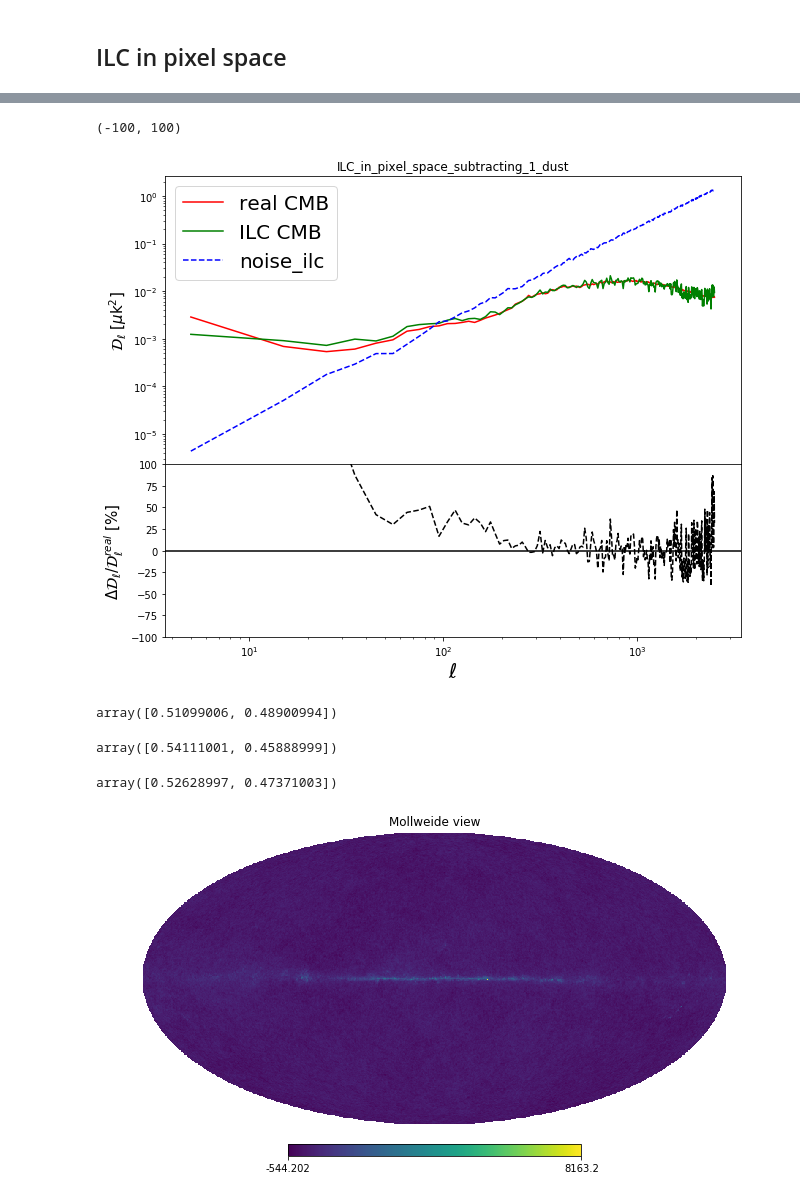
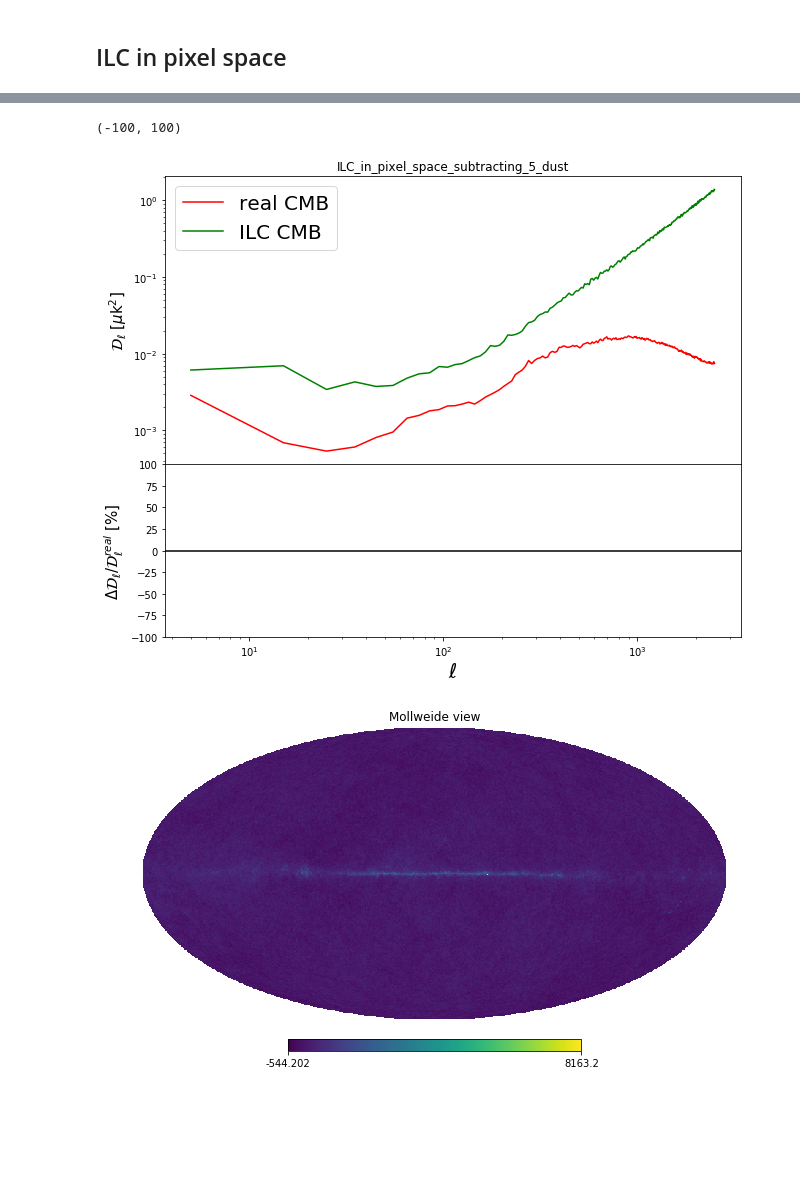
Before and after one commit to yaojian95/Ali_foreground, a Jupyter notebook: codes/Foregrounds.ipynb, the cells around one changed output, grey strips where cells are left out. Saved outputs shown, nothing was run; the diff lists cells and outputs as text; code cells hidden in the pictures; blank space fills up the shorter version.

```diff
--- a/codes/Foregrounds.ipynb
+++ b/codes/Foregrounds.ipynb
@@ -10,7 +10,7 @@ from pysm.common import convert_units
 import camb
 from camb import model, initialpower
 # %%
-nside = 1024; lmax = 2500; Nf = 2
+nside = 1024; lmax = 2500; Nf = 3
 # %%
 # power_law in uK_RJ, not uK_CMB
 
@@ -248,12 +253,16 @@ INDXSCHM = IMPLICIT
 NSIDE = 1024
 ORDERING = RING in fits file
 INDXSCHM = IMPLICIT
+# %%
+# K_CMB
+total_353 = hp.ud_grade(hp.read_map('/smc/jianyao/Ali_maps/HFI_SkyMap_353-psb-field-IQU_2048_R3.00_full.fits', verbose = False, field = None), nside_out=1024)*1e6
 # %%
-frac = 1
+frac = 5
 # total power spectrum
-total = np.zeros((2, 3, 12*nside**2))
-total[0] = dust_95_psm + cmb + noise_95 - frac*dust_extra_95 # syn_95_
-total[1] = dust_150_psm + cmb + noise_150 - frac*dust_extra_150 #
+total = np.zeros((Nf, 3, 12*nside**2))
+total[0] = dust_95_psm + cmb + noise_95 #- frac*dust_extra_95 # syn_95_
+total[1] = dust_150_psm + cmb + noise_150 #- frac*dust_extra_150 #
+total[2] = total_353
 # total_ps = Power_spectrum(Mask(total), 0, lmax = lmax)
 
 # # noise power spectrum
@@ -365,12 +381,13 @@ mask_index = index[ali_ma == 1]
 # %%
 total_mask = Mask(total)
 
-total_Q = np.zeros((2, 12*nside**2)) ## two frequencies
-total_Q[0][mask_index] = total_mask[0][1][mask_index] ; total_Q[1][mask_index]  = total_mask[1][1][mask_index]
+total_Q = np.zeros((Nf, 12*nside**2)) ## two frequencies
+total_Q[0][mask_index] = total_mask[0][1][mask_index] ; total_Q[1][mask_index]  = total_mask[1][1][mask_index]; total_Q[2][mask_index]  = total_mask[2][1][mask_index]
 
-total_U = np.zeros((2, 12*nside**2)) ## two frequencies
-total_U[0][mask_index] = total_mask[0][2][mask_index] ; total_U[1][mask_index]  = total_mask[1][2][mask_index]
+total_U = np.zeros((Nf, 12*nside**2)) ## two frequencies
+total_U[0][mask_index] = total_mask[0][2][mask_index] ; total_U[1][mask_index]  = total_mask[1][2][mask_index]; total_U[2][mask_index]  = total_mask[2][2][mask_index]
 
-noise_Q = np.zeros((2, 12*nside**2)); noise_U= np.zeros((2, 12*nside**2))
-noise_Q[0][mask_index] = noise_95[1][mask_index]; noise_Q[1][mask_index] = noise_150[1][mask_index]
-noise_U[0][mask_index] = noise_95[2][mask_index]; noise_U[1][mask_index] = noise_150[2][mask_index]
+# noise_ILC
+# noise_Q = np.zeros((Nf, 12*nside**2)); noise_U= np.zeros((2, 12*nside**2))
+# noise_Q[0][mask_index] = noise_95[1][mask_index]; noise_Q[1][mask_index] = noise_150[1][mask_index]
+# noise_U[0][mask_index] = noise_95[2][mask_index]; noise_U[1][mask_index] = noise_150[2][mask_index]
@@ -417,50 +443,38 @@ ell = np.arange(len(cls_ILC_pix[2]))
 # plt.loglog(ell, ell*(ell+1)*(cls_ILC_pix[2]- nl_ilc_pix[2])/2/np.pi , 'g-', label = 'cmb_ILC')
 # plt.loglog(ell, ell*(ell+1)*(nl_ilc_pix[2])/2/np.pi, 'b-', label = 'noise')
 # plt.loglog(Ell, Ell*(Ell+1)/2/np.pi*cls, 'r-',label = 'real CMB')
 # plt.xlabel('$\ell$', fontsize = 20);
 # plt.ylabel(r'$\mathcal{D}_{\ell}$ [$\mu$k$^2$]', fontsize = 20)
 # plt.title('ILC_in_pixel_space_subtracting_%s_dust'%frac)
 # plt.legend(fontsize = 20)
 # # plt.savefig('ILC_pixel_space_0.5*dust.png', format = 'png')
 
 
 
 fig1 = plt.figure(1, figsize=(10,8))
 plt.axis('off')
 frame1=fig1.add_axes((.1,.4,.8,.5)) # x0, y0, width, height
 plt.loglog(Ell, Ell*(Ell+1)/2/np.pi*cls, 'r-',label = 'real CMB')
-plt.loglog(Ell, Ell*(Ell+1)/2/np.pi*(cls_pix - nl_pix), 'g-', label = 'ILC CMB')
-plt.loglog(Ell, Ell*(Ell+1)/2/np.pi*nl_pix, 'b--', label = 'noise_ilc')
+plt.loglog(Ell, Ell*(Ell+1)/2/np.pi*(cls_pix ), 'g-', label = 'ILC CMB') #- nl_pix
+# plt.loglog(Ell, Ell*(Ell+1)/2/np.pi*nl_pix, 'b--', label = 'noise_ilc')
 
 # plt.loglog(Ell, Ell*(Ell+1)/2/np.pi*cl_extra, 'b-',label = 'extra CMB')
 
 plt.xlabel('$\ell$', fontsize = 20);
 plt.ylabel(r'$\mathcal{D}_{\ell}$ [$\mu$k$^2$]', fontsize = 15)
 plt.legend(fontsize = 20)
 plt.title('ILC_in_pixel_space_subtracting_%s_dust'%frac)
 plt.legend(fontsize = 20)
 
 frame2=fig1.add_axes((.1,.1,.8,.3))
-plt.semilogx(Ell, (cl_ilc - cls)/cls*100, 'k--')
+plt.semilogx(Ell, (cls_pix - cls)/cls*100, 'k--')
 plt.axhline(0,color = 'k')
 plt.ylabel(r'$\Delta \mathcal{D}_\ell$/$\mathcal{D}^{real}_{\ell} $ [%]', fontsize = 15);plt.xlabel(r'$\ell$', fontsize = 20)
 plt.ylim(-100, 100)
-# plt.savefig('/home/jianyao/Ali_maps/results/1106_ILC_dust_level_pixel_space/Ell_%s_dust_pixel_ILC.png'%frac, format = 'png')
+# plt.savefig('/home/jianyao/Ali_maps/results/1106_ILC_dust_level_pixel_space/Ell_%s_dust_pixel_ILC_corrected.png'%frac, format = 'png')
 # %% [output]
 (-100, 100)
-[figure, old version]
+[figure, new version]
-# %%
-w_U
-# %% [output]
-array([0.51099006, 0.48900994])
-# %%
-w_Q
-# %% [output]
-array([0.54111001, 0.45888999])
-# %%
-w_U
-# %% [output]
-array([0.52628997, 0.47371003])
 # %%
 Cov = np.zeros((Nf, Nf)); w_real = np.zeros(Nf)
 for i in range(Nf):
```
Also changed, not shown: parts of 13 cells of this notebook, 1 other file.
